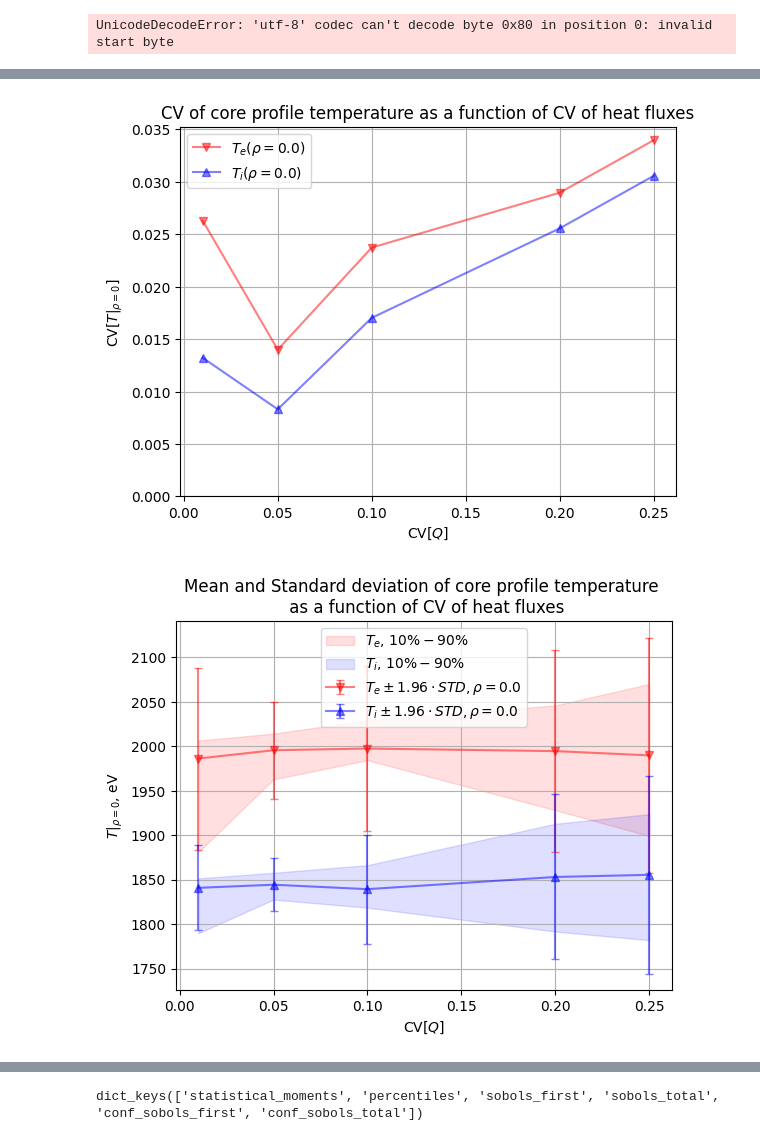
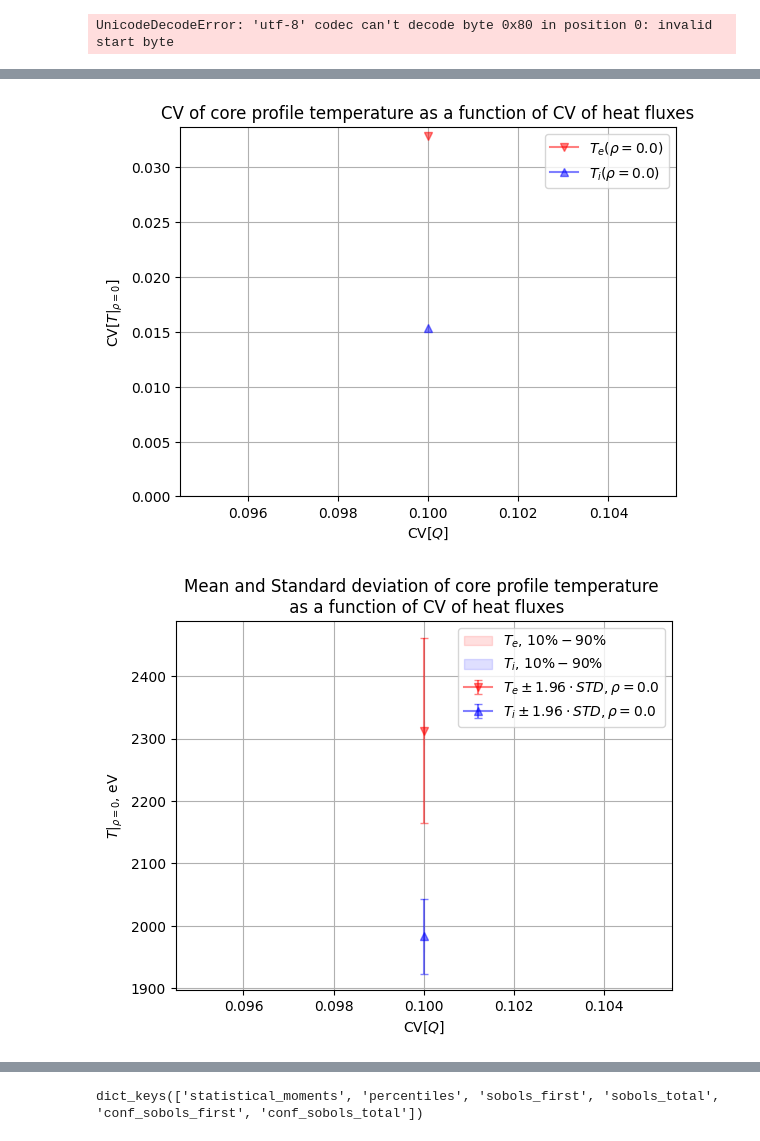
Before and after one commit to vecma-ipp/MFW, a Jupyter notebook: uq/basicda/surrogate_scans.ipynb, the cells around one changed output, grey strips where cells are left out. Drawn from its saved outputs; the diff is of its cells as text; code cells hidden in the pictures.

```diff
--- a/uq/basicda/surrogate_scans.ipynb
+++ b/uq/basicda/surrogate_scans.ipynb
@@ -359,12 +366,14 @@ from muscle_utils.utils import plot_state_conv
 
 # C) srRMSE2
 filenames = [
-    #'retr_algo_conv_eqmetr_eqdata_srrmse2',
-    'retr_algo_conv_eqmetr_eqdata_srrmse2_2'
+    'retr_algo_conv_eqmetr_eqdata_srrmse2',
+    'retr_algo_conv_eqmetr_eqdata_srrmse2_2',
+    'retr_algo_conv_eqmetr_eqdata_srrmse2_3',
     ]
 labels = [
-    #'data and metric w/o eq.',
-    'data and metric w/o eq.' #, repeat'
+    'data and metric w/o eq.',
+    'data and metric w/o eq., repeat', #, repeat'
+    'data and metric w/o eq., correct equilibrium and data update',
      ]
 
 data_df_list = []
@@ -717,25 +732,36 @@ import pickle
 
 species = ['e', 'i']
 
-# #1)
+# #1) 8 flux tubes to be plotted
 # ind_coords = [0, 15, 30, 45, 57, 67, 77, 87, 95]
 # ft_coords = [0.143587306141853 , 0.309813886880875 , 0.442991137504578 , 0.560640752315521 , 0.668475985527039 , 0.769291400909424 , 0.864721715450287 , 0.955828309059143]
-
 # output_columns =  ["te_value_0", "te_value_15", "te_value_30", "te_value_45", "te_value_57", "te_value_67", "te_value_77", "te_value_87", "te_value_95",
 #                    "ti_value_0", "ti_value_15", "ti_value_30", "ti_value_45", "ti_value_57", "ti_value_67", "ti_value_77", "ti_value_87", "ti_value_95",]
 
-#2)
+#2) first & last flux tube to be plotted
 ind_coords = [0, 95]
 ft_coords = [0.143587306141853, 0.955828309059143]
-
 output_columns =  ["te_value_0", "te_value_95",
                    "ti_value_0", "ti_value_95",]
 
+# #3) Selected flux tubes to be plotted
+# ind_coords = [0, 95]
+# ft_coords = [0.143587306141853, 0.955828309059143]
+# output_columns =  ["te_value_0", "te_value_95",
+#                    "ti_value_0", "ti_value_95",]
+
+
+#D)
 result_filename_list = ['../results_aletoric_20240222/result_aleatoric_wf_cv0.01.pickle', '../results_aletoric_20240222/result_aleatoric_wf_cv0.05.pickle', '../results_aletoric_20240222/result_aleatoric_wf_cv0.1.pickle', '../results_aletoric_20240222/result_aleatoric_wf_cv0.2.pickle', '../results_aletoric_20240222/result_aleatoric_wf_cv0.25.pickle']
 cov_inputs = [float(".".join([f.split('.')[-3][-1],f.split('.')[-2]])) for f in result_filename_list]
+#output_columns = [f"t{sp}_value_{i}" for sp,i in product(['e','i'],[i for i in range(100)])]
 
+#E)
+result_filename_list = ['../results_aleatoric_gem_data/result_aleatoric_wf_ns32_cv0.1.pickle']
+cov_inputs = [float(".".join([f.split('.')[-3][-1],f.split('.')[-2]])) for f in result_filename_list]
+#ind_coords = [i for i in range(100)]
+#output_columns = [f"t{sp}_value_{i}" for sp,i in product(['e','i'],ind_coords)]
 
-#output_columns = [f"t{sp}_value_{i}" for sp,i in product(['e','i'],[i for i in range(100)])]
 
 alpha_transp = 0.5
 color_step = 0.25
@@ -848,32 +874,32 @@ for q_i,qoi in enumerate(output_columns_plot):
                    marker=sp_mmap[sp],
                    alpha=alpha_transp,
                    color=sp_cmaps[sp][q_i%(len(output_columns_plot)//2)],
                    label=f"$T_{sp}(\\rho={coord/100})$")
 
     # plot CV_T(r) (CV_Q)
     ax_covcovrho.plot(cov_inputs, cov_outputs_array[:,q_i],
                    marker=sp_mmap[sp],
                    alpha=alpha_transp,
                    color=sp_cmaps[sp][q_i%(len(output_columns_plot)//2)],
                    label=f"$T_{sp}(\\rho={coord/100})$")
 
 ax_sigcovrho.set_xlabel(f"$\\sigma[Q]$")
 ax_sigcovrho.set_ylabel(f"$\\sigma[T(\\rho)]$, eV")
 ax_sigcovrho.set_title(f"STD of temperature as a function of CV of heat fluxes")
 ax_sigcovrho.grid('both')
 ax_sigcovrho.legend(loc='best', ncol=2)
 ax_sigcovrho.set_ylim(ymin=0.0)
 fig_sigcovrho.savefig("gem0surr_aleatoric_scan_sig_trho.pdf")
 
 ax_covcovrho.set_xlabel(f"$\\mathrm{{CV}}[Q]$")
 ax_covcovrho.set_ylabel(f"$\\mathrm{{CV}}[T(\\rho)]$")
 ax_covcovrho.set_title(f"CV of temperature as a function of CV of heat fluxes")
 ax_covcovrho.grid('both')
 ax_covcovrho.legend(loc='best', ncol=2)
 ax_covcovrho.set_ylim(ymin=0.0)
 fig_covcovrho.savefig("gem0surr_aleatoric_scan_cov_trho.pdf")
 
 # Plot existing quantiles ?
 # %% [output]
-[figure, old version]
+[figure, new version]
-[figure, old version]
+[figure, new version]
```
Also changed, not shown: parts of 9 cells of this notebook.
